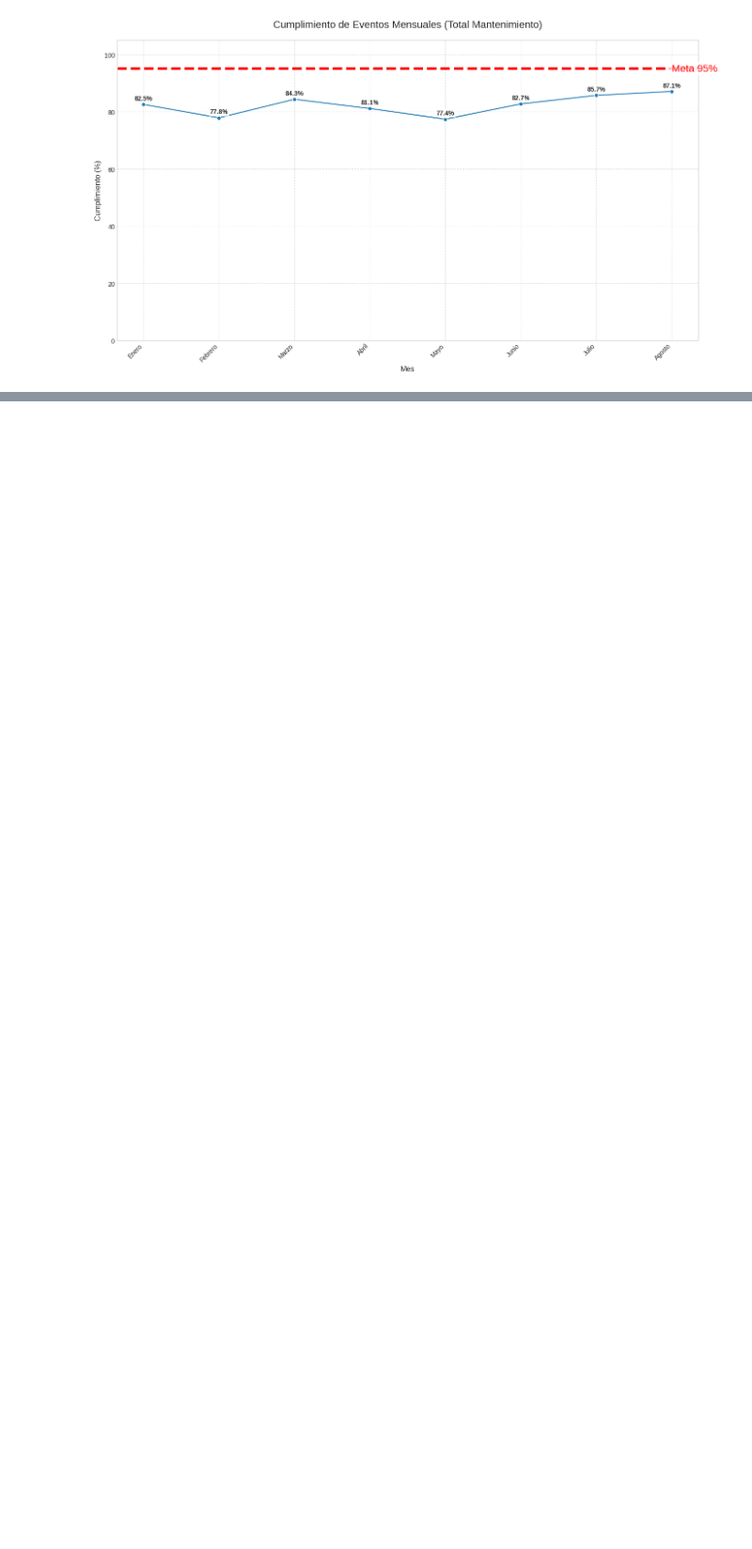
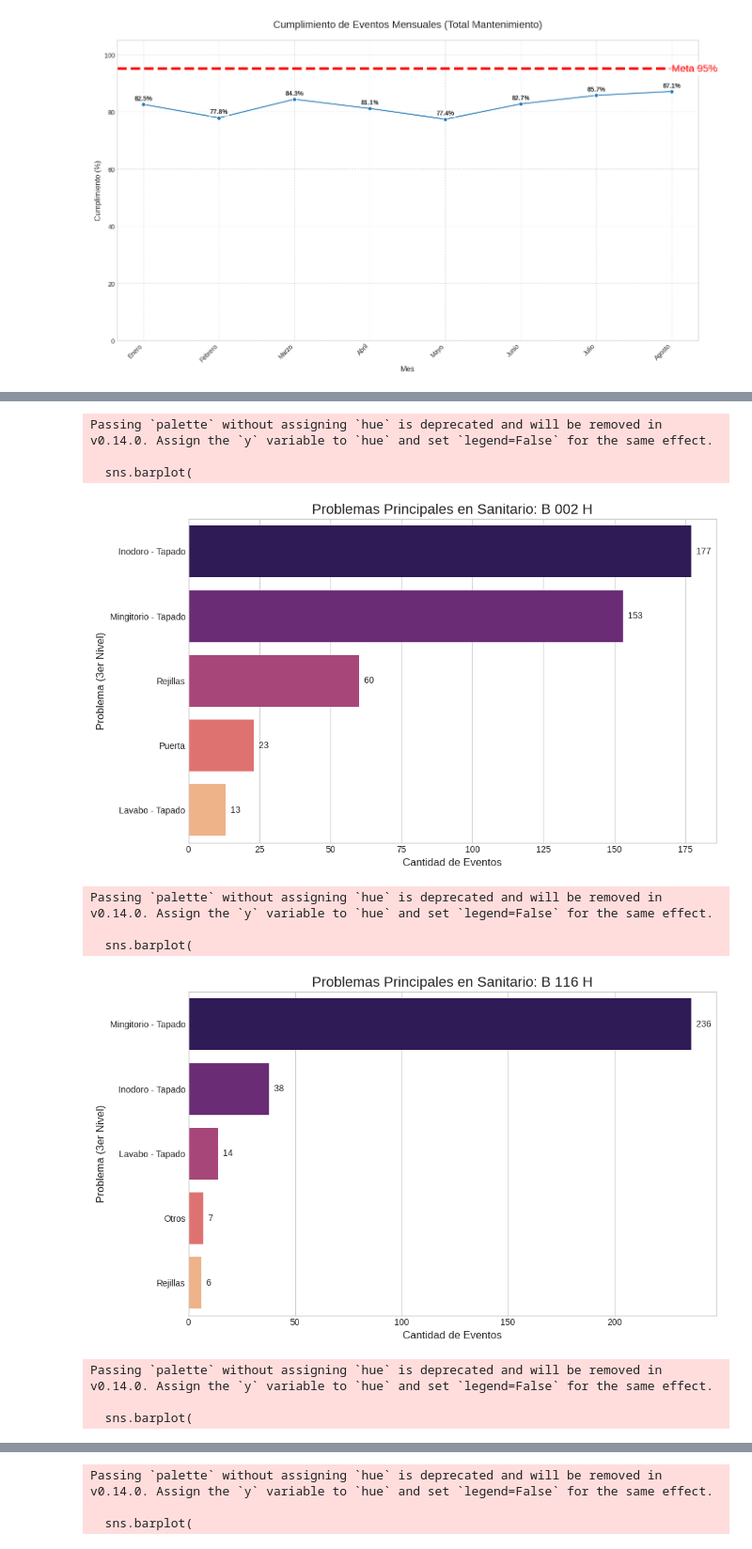
Before and after one commit to Rociosamudio/DataScience-Prediccion-de-precio-de-computadoras, a Jupyter notebook: KPI_ROD.ipynb, the cells around one changed output, grey strips where cells are left out. Shown at 94% size. Cells and saved outputs as stored; diff of their text form; code cells hidden in the pictures; blank space fills up the shorter version.

```diff
--- a/KPI_ROD.ipynb
+++ b/KPI_ROD.ipynb
@@ -437,0 +747,60 @@ plt.show()
+# %%
+# Filtrar solo los eventos de 'EZE Mantenimiento Infra' en 'Baños'
+df_sanitarios = df_infra[
+    (df_infra['Responsable'] == 'EZE Mantenimiento Infra') &
+    (df_infra['2do Nivel'] == 'Baños')
+].copy()
+
+# Identificar los 5 sanitarios con más eventos
+top_5_sanitarios = df_sanitarios['Ubic. Nivel Dos'].value_counts().head(5).index.tolist()
+
+# 2. Generar un gráfico de barras para cada uno de los 5 sanitarios principales
+for sanitario in top_5_sanitarios:
+    # Filtrar los datos para la ubicación de sanitario actual
+    df_actual = df_sanitarios[df_sanitarios['Ubic. Nivel Dos'] == sanitario].copy()
+
+    # Contar los problemas en la columna '3er Nivel' para esta ubicación
+    conteo_problemas = df_actual['3er Nivel'].value_counts().head(5).reset_index()
+    conteo_problemas.columns = ['Problema', 'Cantidad']
+
+    # Crear el gráfico
+    plt.style.use('seaborn-v0_8-whitegrid')
+    plt.figure(figsize=(10, 6))
+
+    sns.barplot(
+        data=conteo_problemas,
+        x='Cantidad',
+        y='Problema',
+        orient='h',
+        palette='magma'
+    )
+
+    # Agregar las etiquetas de datos a cada barra
+    for index, value in enumerate(conteo_problemas['Cantidad']):
+        plt.text(
+            value,
+            index,
+            f'  {value}',
+            ha='left',
+            va='center',
+            fontsize=10
+        )
+
+    # Configurar el gráfico
+    plt.title(f'Problemas Principales en Sanitario: {sanitario}', fontsize=16)
+    plt.xlabel('Cantidad de Eventos', fontsize=12)
+    plt.ylabel('Problema (3er Nivel)', fontsize=12)
+    plt.tight_layout()
+    plt.show()
+# %% [output]
+Passing `palette` without assigning `hue` is deprecated and will be removed in v0.14.0. Assign the `y` variable to `hue` and set `legend=False` for the same effect.
+
+  sns.barplot(
+[figure, added]
+Passing `palette` without assigning `hue` is deprecated and will be removed in v0.14.0. Assign the `y` variable to `hue` and set `legend=False` for the same effect.
+
+  sns.barplot(
+[figure, added]
+Passing `palette` without assigning `hue` is deprecated and will be removed in v0.14.0. Assign the `y` variable to `hue` and set `legend=False` for the same effect.
+
+  sns.barplot(
@@ -437,0 +808,3 @@ plt.show()
+Passing `palette` without assigning `hue` is deprecated and will be removed in v0.14.0. Assign the `y` variable to `hue` and set `legend=False` for the same effect.
+
+  sns.barplot(
```
Also changed, not shown: parts of 35 cells of this notebook.
